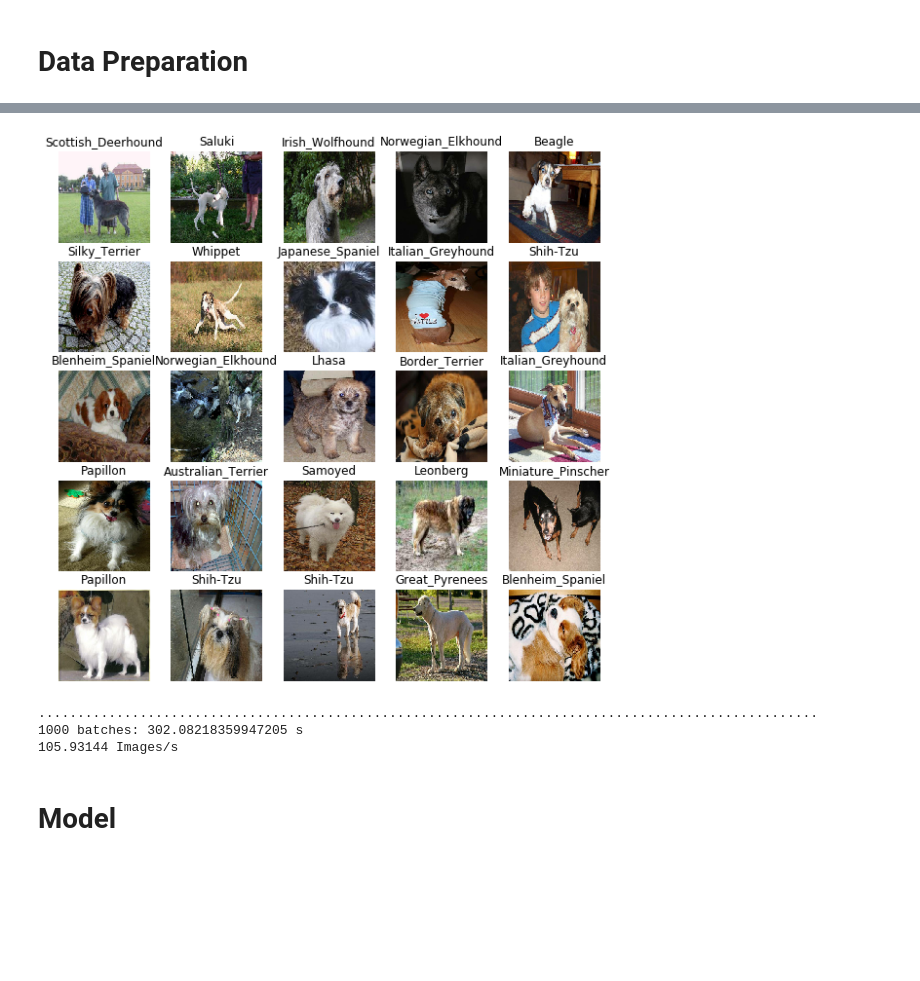
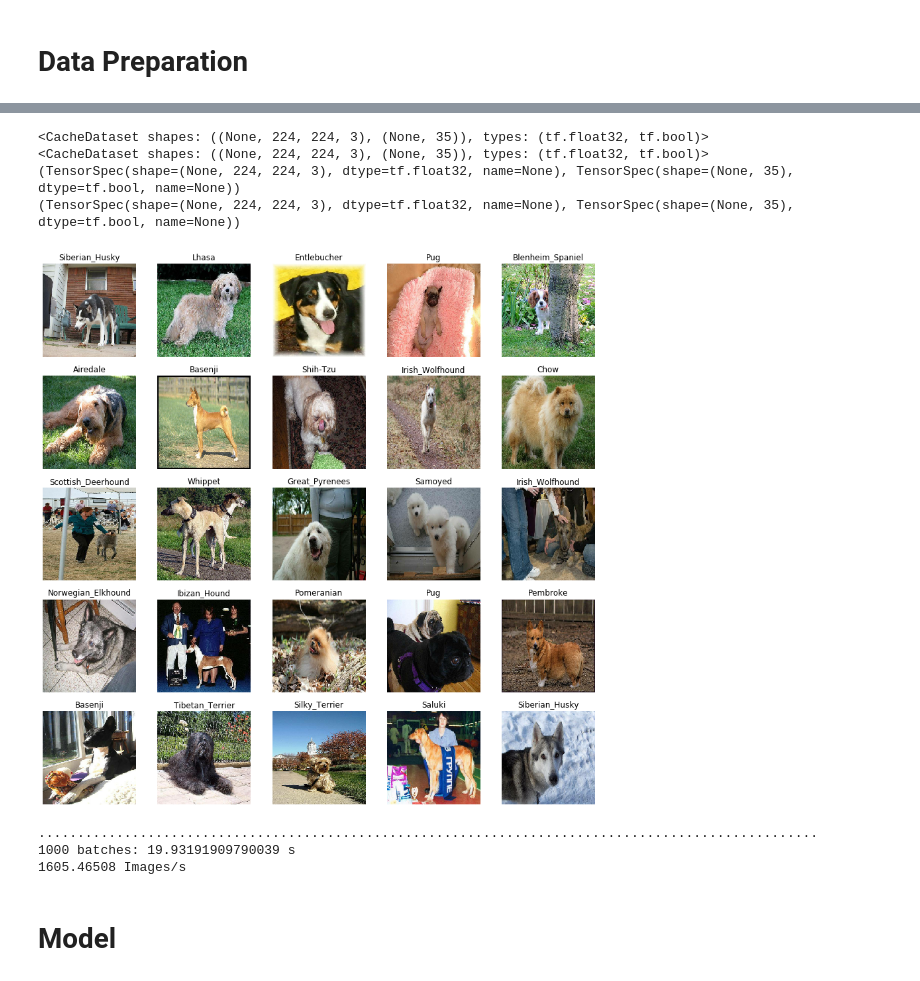
Before and after one commit to simonefalvo/dogbreeds-cnn, a Jupyter notebook: dogbreeds_cnn.ipynb, the cells around one changed output, grey strips where cells are left out. Cells and saved outputs as stored; diff of their text form; code cells hidden in the pictures; blank space fills up the shorter version.

Commit message:
Deterministic datasets and regularization

```diff
--- a/dogbreeds_cnn.ipynb
+++ b/dogbreeds_cnn.ipynb
@@ -186,14 +180,3 @@ def show_batch(image_batch, label_batch):
 # %%
 train_ds, val_ds = split_ds(labeled_ds, image_count, 0.3,
                                         cache="./dogs.tfcache")
-#breed_distr(train_ds)
-#breed_distr(val_ds)
-
-train_ds = prepare_for_training(train_ds, cache="./dogs_train.tfcache")
-val_ds = val_ds.batch(BATCH_SIZE)
-
-
-print(train_ds)
-print(val_ds)
-print(train_ds.element_spec)
-print(val_ds.element_spec)
@@ -218,9 +204,24 @@ great_pyrenees 44
+# %%
+batched_train_ds = prepare_for_training(train_ds).cache('./dogs-train.tfcache')
+batched_val_ds = val_ds.batch(BATCH_SIZE).cache('./dogs-val.tfcache')
+
+
+print(batched_train_ds)
+print(batched_val_ds)
+print(batched_train_ds.element_spec)
+print(batched_val_ds.element_spec)
+# %% [output]
+<CacheDataset shapes: ((None, 224, 224, 3), (None, 35)), types: (tf.float32, tf.bool)>
+<CacheDataset shapes: ((None, 224, 224, 3), (None, 35)), types: (tf.float32, tf.bool)>
+(TensorSpec(shape=(None, 224, 224, 3), dtype=tf.float32, name=None), TensorSpec(shape=(None, 35), dtype=tf.bool, name=None))
+(TensorSpec(shape=(None, 224, 224, 3), dtype=tf.float32, name=None), TensorSpec(shape=(None, 35), dtype=tf.bool, name=None))
 # %%
-image_batch, label_batch = next(iter(train_ds))
+image_batch, label_batch = next(batched_train_ds.as_numpy_iterator())
+#image_batch, label_batch = next(batched_val_ds.as_numpy_iterator())
 
-show_batch(image_batch.numpy(), label_batch.numpy())
+show_batch(image_batch, label_batch)
 # %% [output]
-[figure, old version]
+[figure, new version]
 # %%
 import time
 default_timeit_steps = 1000
@@ -241,9 +242,9 @@ def timeit(ds, steps=default_timeit_steps):
 # %%
-timeit(train_ds)
+timeit(batched_train_ds)
 # %% [output]
 ....................................................................................................
-1000 batches: 302.08218359947205 s
-105.93144 Images/s
+1000 batches: 19.93191909790039 s
+1605.46508 Images/s
 # %% [markdown]
 # Model
 # %%
```
Also changed, not shown: parts of 16 cells of this notebook.
